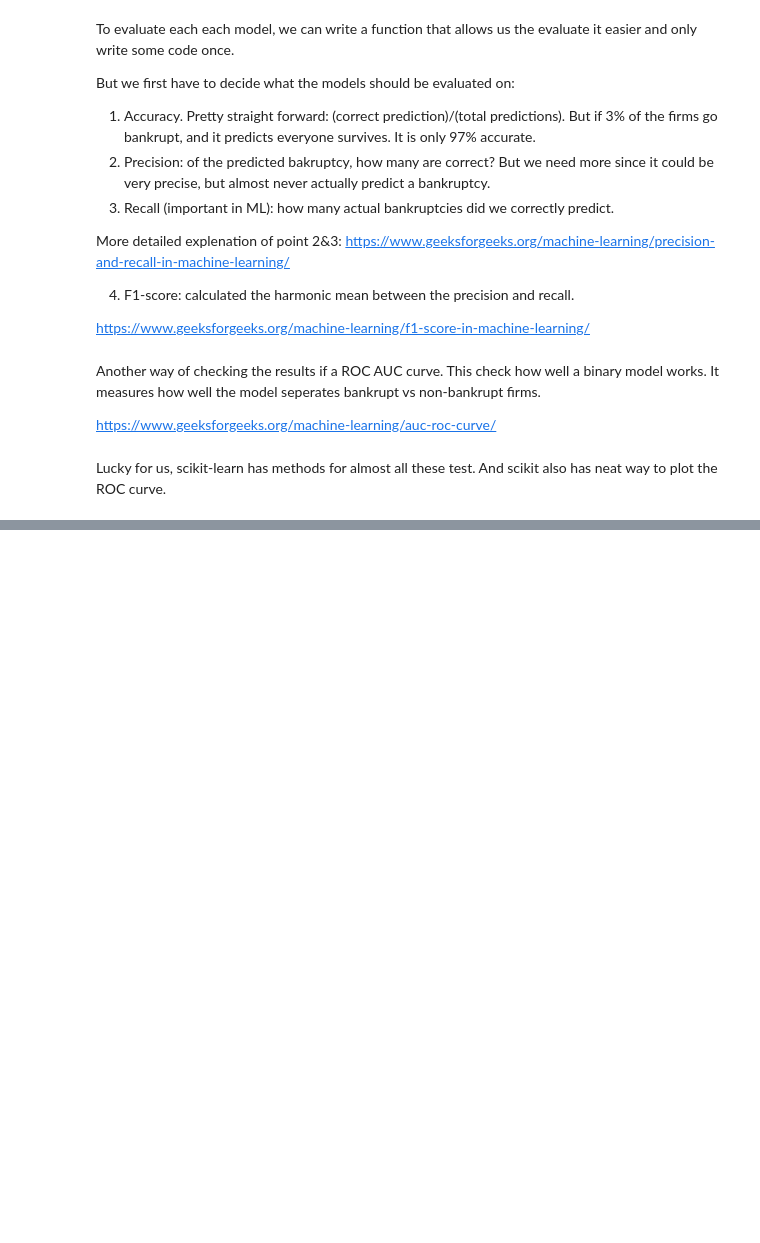
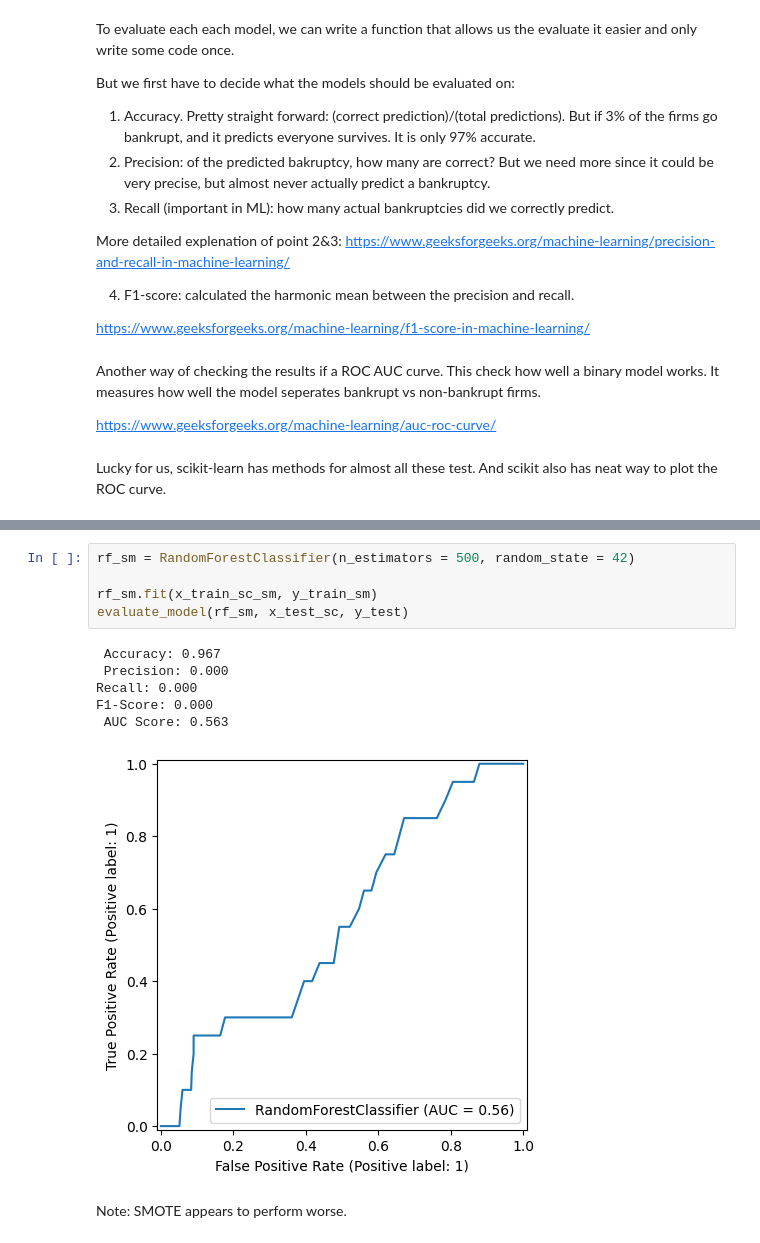
Before and after one commit to Vincent2308/Corporate-Bankruptcy, a Jupyter notebook: notebooks/week2/polish_model.ipynb, the cells around one changed output, grey strips where cells are left out. Saved outputs shown, nothing was run; the diff lists cells and outputs as text; blank space fills up the shorter version.

```diff
--- a/notebooks/week2/polish_model.ipynb
+++ b/notebooks/week2/polish_model.ipynb
@@ -118,0 +264,14 @@ def evaluate_model(model, x_test, y_test):
+# %%
+rf_sm = RandomForestClassifier(n_estimators = 500, random_state = 42)
+
+rf_sm.fit(x_train_sc_sm, y_train_sm)
+evaluate_model(rf_sm, x_test_sc, y_test)
+# %% [output]
+ Accuracy: 0.967
+ Precision: 0.000
+Recall: 0.000
+F1-Score: 0.000
+ AUC Score: 0.563
+[figure, added]
+# %% [markdown]
+Note: SMOTE appears to perform worse.
```
Also changed, not shown: parts of 25 cells of this notebook.
